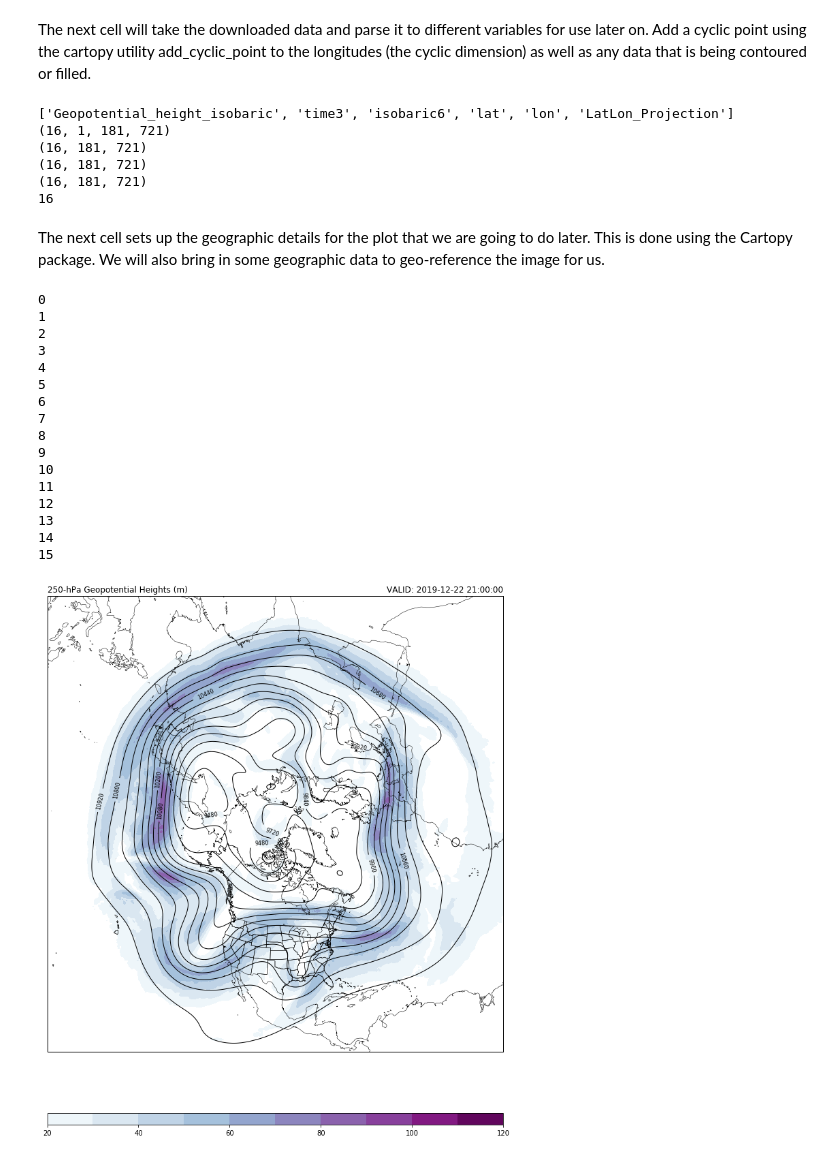
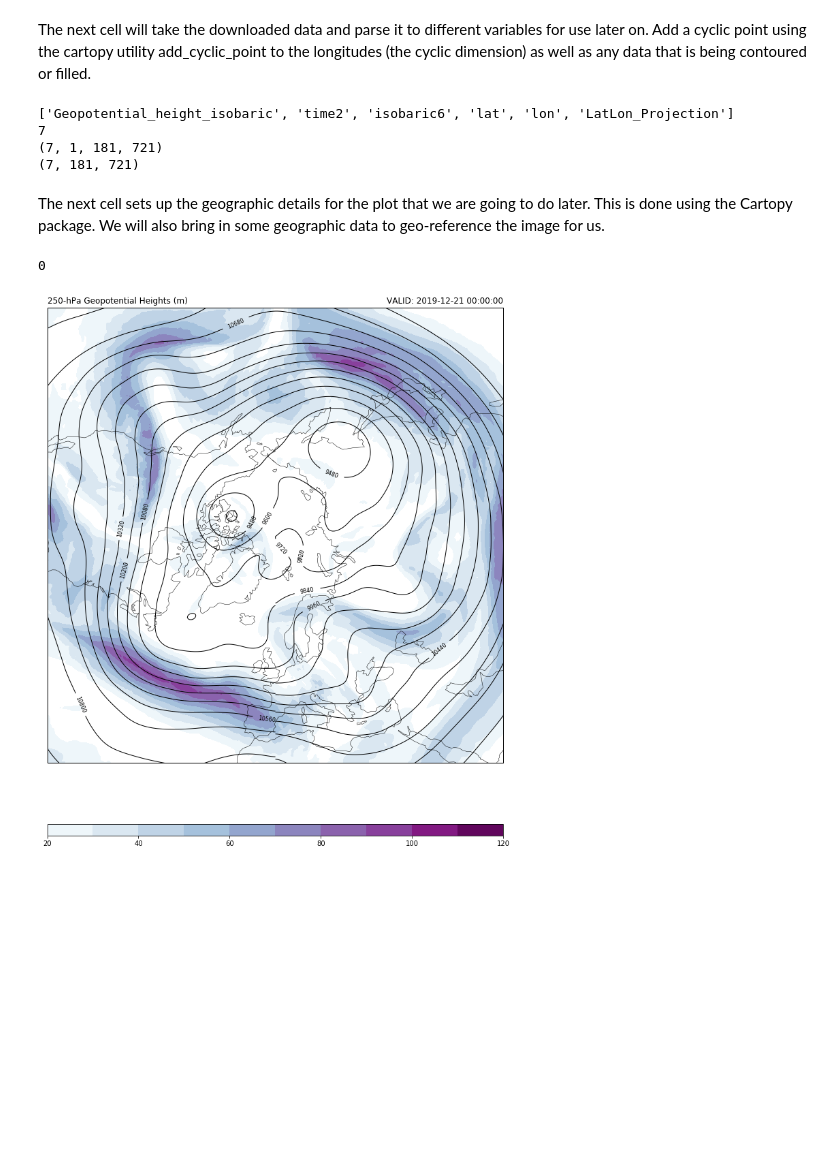
Before and after one commit to steidani/weather, a Jupyter notebook: jet_stream/250hPa_Hemispheric_Plot.ipynb, the cells around one changed output. Saved outputs shown, nothing was run; the diff lists cells and outputs as text; code cells hidden in the pictures; blank space fills up the shorter version.

```diff
--- a/jet_stream/250hPa_Hemispheric_Plot.ipynb
+++ b/jet_stream/250hPa_Hemispheric_Plot.ipynb
@@ -50,12 +59,9 @@ cat = TDSCatalog('http://thredds.ucar.edu/thredds/catalog.xml')
 # %%
 # =======
 # Latest GFS Dataset
-latest_gfs = TDSCatalog('http://thredds.ucar.edu/thredds/catalog/grib/'
-                 'NCEP/GFS/Global_0p5deg/latest.xml')
-print(latest_gfs.datasets)
 
 # pull out this dataset and get the NCSS access point
-latest_ds = list(latest_gfs.datasets.values())[0]
+latest_ds = list(best_gfs.datasets.values())[0]
 # Create NCSS object to access the NetcdfSubset
 ncss = NCSS(latest_ds.access_urls['NetcdfSubset'])
 
@@ -63,14 +69,19 @@ ncss = NCSS(latest_ds.access_urls['NetcdfSubset'])
 # NOTE: different number of vertical levels for geopot and wind
 
 # geopotential height
-query_geopot = ncss.query().time_range(now, end).lonlat_box(north = north, south = south, east = east, west = west).vertical_level(25000).accept('netcdf4')    # use time(now) to get only current timestep
+query_geopot = ncss.query().time_range(now, end).strides(time=dt).lonlat_box(north = north, south = south, east = east, west = west).vertical_level(25000).accept('netcdf4')    # use time(now) to get only current timestep
 query_geopot.variables('Geopotential_height_isobaric').add_lonlat()
 
 # wind
-query_wind = ncss.query().time_range(now, end).lonlat_box(north = north, south = south, east = east, west = west).vertical_level(25000).accept('netcdf4')    # use time(now) to get only current timestep
+query_wind = ncss.query().time_range(now, end).strides(time=dt).lonlat_box(north = north, south = south, east = east, west = west).vertical_level(25000).accept('netcdf4')    # use time(now) to get only current timestep
 query_wind.variables('u-component_of_wind_isobaric',
                     'v-component_of_wind_isobaric').add_lonlat()
 
+# variables needed for potential vorticity
+query = ncss.query().time(now).lonlat_box(north = north, south = south, east = east, west = west).accept('netcdf4')    # use time(now) to get only current timestep
+query.variables('Temperature_isobaric','u-component_of_wind_isobaric', 'v-component_of_wind_isobaric').add_lonlat()
+
 # Actually getting (request) the data
-data_geopot = ncss.get_data(query_geopot)
-data_wind = ncss.get_data(query_wind)
+#data_geopot = ncss.get_data(query_geopot)
+#data_wind = ncss.get_data(query_wind)
+data = ncss.get_data(query)
@@ -88,8 +168,9 @@ lat = data_geopot.variables['lat'][:]
 lon = data_geopot.variables['lon'][:]
 
 # Converting times using the num2date function available through netCDF4
-times = data_geopot.variables['time3']
+times = data_geopot.variables['time2']
 vtimes = num2date(times[:], times.units)
+print(len(times))
 
 # Smooth the 250-hPa heights using a gaussian filter from scipy.ndimage
 hgt_250, lon = cutil.add_cyclic_point(data_geopot.variables['Geopotential_height_isobaric'][:],
@@ -105,70 +186,49 @@ v250 = (units(data_wind.variables['v-component_of_wind_isobaric'].units) *
 u250 = u250.units * cutil.add_cyclic_point(u250)
 v250 = v250.units * cutil.add_cyclic_point(v250)
 wspd250 = mpcalc.wind_speed(u250, v250)
-print(np.shape(wspd250))
-print(np.shape(u250))
-print(len(times))
 # %% [output]
-['Geopotential_height_isobaric', 'time3', 'isobaric6', 'lat', 'lon', 'LatLon_Projection']
-(16, 1, 181, 721)
-(16, 181, 721)
-(16, 181, 721)
-(16, 181, 721)
-16
+['Geopotential_height_isobaric', 'time2', 'isobaric6', 'lat', 'lon', 'LatLon_Projection']
+7
+(7, 1, 181, 721)
+(7, 181, 721)
 # %% [markdown]
 The next cell sets up the geographic details for the plot that we are going to do later.
 This is done using the Cartopy package. We will also bring in some geographic data to
 geo-reference the image for us.
 # %%
 datacrs = ccrs.PlateCarree()
-plotcrs = ccrs.NorthPolarStereo(central_longitude=-100.0)
+plotcrs = ccrs.NorthPolarStereo(central_longitude=0.0)
 
 # Make a grid of lat/lon values to use for plotting with Basemap.
 lons, lats = np.meshgrid(lon, lat)
 
-for iii in range(0,len(times),1):
+for iii in range(0,len(times),7):
     print(iii)
     fig = plt.figure(1, figsize=(12., 13.))
     gs = gridspec.GridSpec(2, 1, height_ratios=[1, .02],
                            bottom=.07, top=.99, hspace=0.01, wspace=0.01)
 
     ax = plt.subplot(gs[0], projection=plotcrs)
     ax.set_title('250-hPa Geopotential Heights (m)', loc='left')
     ax.set_title('VALID: {}'.format(vtimes[iii]), loc='right')
 
     #   ax.set_extent([west long, east long, south lat, north lat])
-    ax.set_extent([-180, 180, 10, 90], ccrs.PlateCarree())
-    ax.coastlines('50m', edgecolor='black', linewidth=0.5)
-    ax.add_feature(cfeature.STATES, linewidth=0.5)
+    ax.set_extent([-180, 180, 30, 90], ccrs.PlateCarree())
+    ax.coastlines(edgecolor='black', linewidth=0.5)
 
     clev250 = np.arange(9000, 12000, 120)
     cs = ax.contour(lons, lats, Z_250[iii,:,:], clev250, colors='k',
                     linewidths=1.0, linestyles='solid', transform=datacrs)
     plt.clabel(cs, fontsize=8, inline=1, inline_spacing=10, fmt='%i',
                rightside_up=True, use_clabeltext=True)
 
     clevsped250 = np.arange(20, 130, 10)
     cmap = plt.cm.get_cmap('BuPu')
     cf = ax.contourf(lons, lats, wspd250[iii,:,:], clevsped250, cmap=cmap, transform=datacrs)
     cax = plt.subplot(gs[1])
     cbar = plt.colorbar(cf, cax=cax, orientation='horizontal', extend='max', extendrect=True)
 
     plt.savefig('../figures/test' + str(iii) + '.png')
 # %% [output]
 0
-1
-2
-3
-4
-5
-6
-7
-8
-9
-10
-11
-12
-13
-14
-15
-[figure, old version]
+[figure, new version]
```
Also changed, not shown: parts of 5 cells of this notebook.
